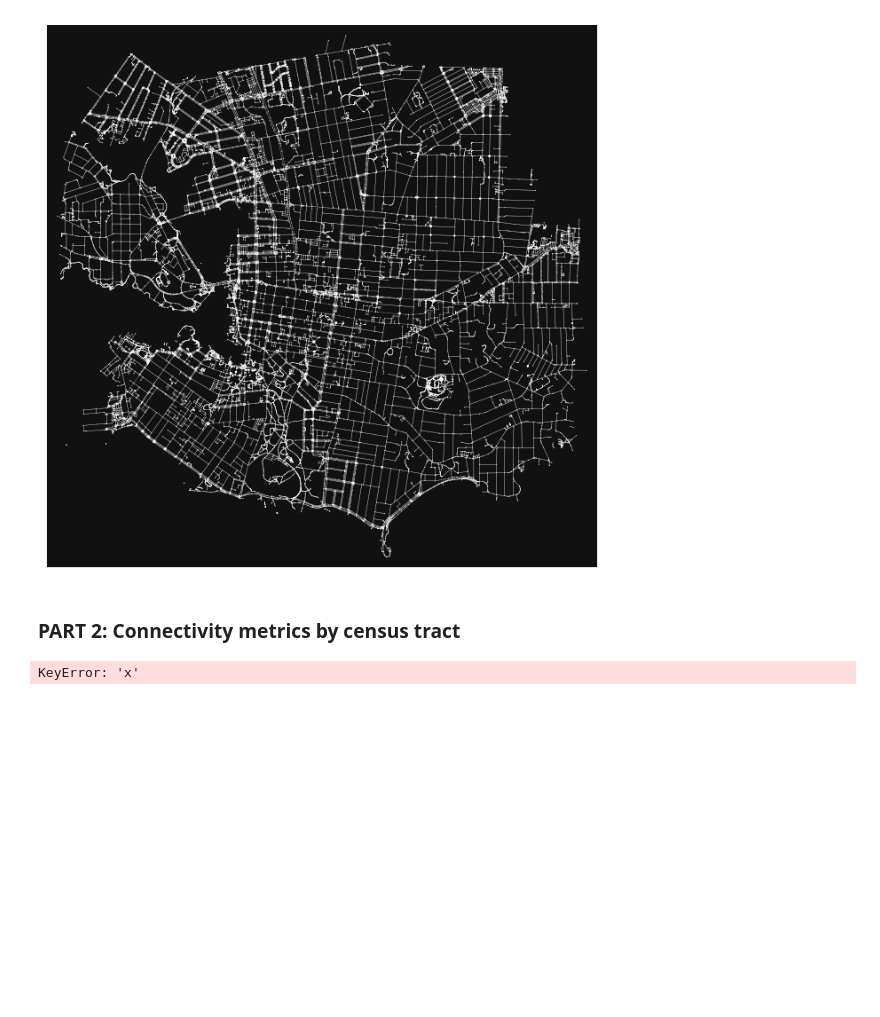
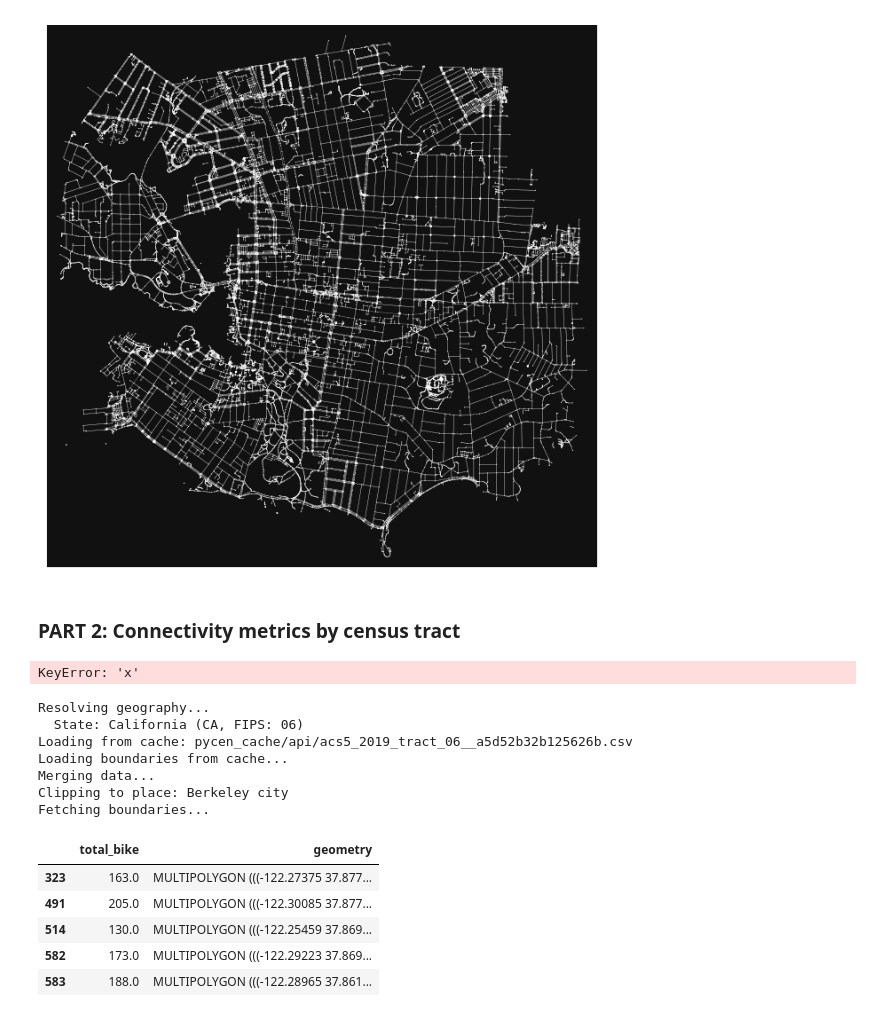
Before and after one commit to chaser-jzx/low_stress_network_quality, a Jupyter notebook: LTS_OSM.ipynb, the cells around one changed output. Cells and saved outputs as stored; diff of their text form; code cells hidden in the pictures; blank space fills up the shorter version.

```diff
--- a/LTS_OSM.ipynb
+++ b/LTS_OSM.ipynb
@@ -437,4 +430,46 @@ ax.axis("off")
 KeyError: 'x'
 # %%
 ## import census tracts
-## select ways/nodes within census tract
+
+import pycen
+from pycen import explore, acquire
+import pandas as pd
+
+pycen_place = "Berkeley city"
+pycen_state = "CA"
+dataset = "acs5"
+year = 2019  # keep consistent across pycen calls
+
+# Output
+out_gpkg = "sanjose_voronoi_population_pycen.gpkg"
+
+
+tracts = acquire.get_censhp(
+    variables=['B08301_018E',"B01003_001E"],
+    geography="tract",
+    place=pycen_place,
+    state=pycen_state,
+    dataset=dataset,
+    year=year
+).rename(columns={'B08301_018E': "total_bike","B01003_001E":"total_pop"})
+
+tracts["total_bike"] = pd.to_numeric(tracts["total_bike"], errors="coerce").fillna(0)
+tracts['pct_bike']=tracts['total_bike']/tracts["total_pop"] *100
+
+
+# Quick look
+tracts[["total_bike", "geometry"]].head()
+# %% [output]
+Resolving geography...
+  State: California (CA, FIPS: 06)
+Loading from cache: pycen_cache/api/acs5_2019_tract_06__a5d52b32b125626b.csv
+Loading boundaries from cache...
+Merging data...
+Clipping to place: Berkeley city
+Fetching boundaries...
+|  | total_bike | geometry |
+| 323 | 163.0 | MULTIPOLYGON (((-122.27375 37.877... |
+| 491 | 205.0 | MULTIPOLYGON (((-122.30085 37.877... |
+| 514 | 130.0 | MULTIPOLYGON (((-122.25459 37.869... |
+| 582 | 173.0 | MULTIPOLYGON (((-122.29223 37.869... |
+| 583 | 188.0 | MULTIPOLYGON (((-122.28965 37.861... |
```
Also changed, not shown: parts of 15 cells of this notebook, 1 other file.
